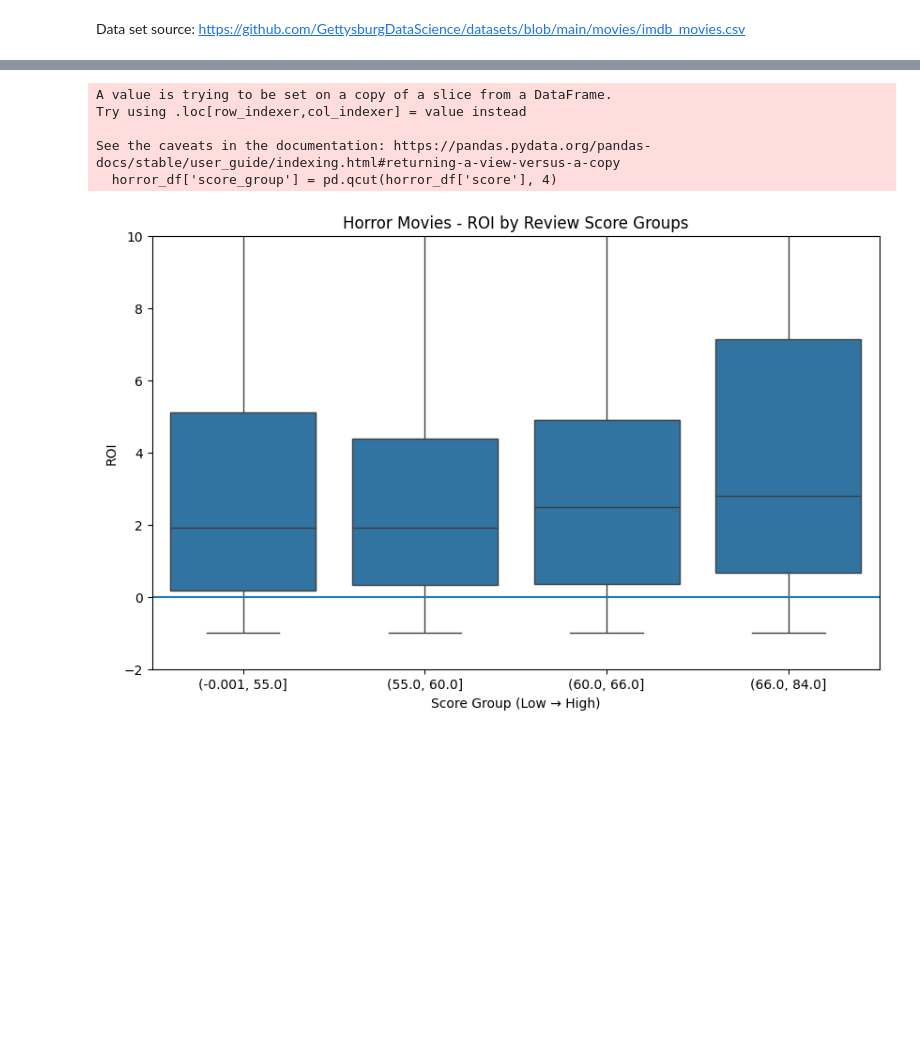
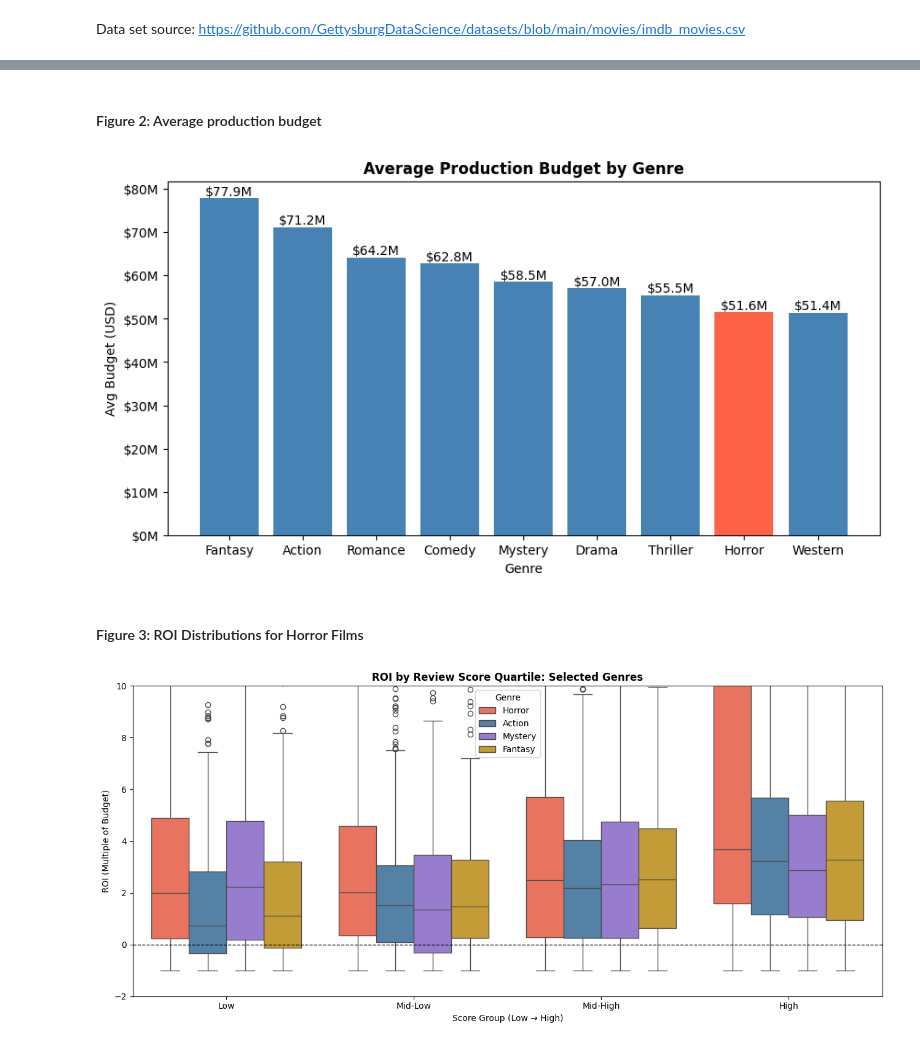
Before and after one commit to panhhng/ds256-final, a Jupyter notebook: main.ipynb, the cells around one changed output, grey strips where cells are left out. Cells and saved outputs as stored; diff of their text form; code cells hidden in the pictures; blank space fills up the shorter version.

```diff
--- a/main.ipynb
+++ b/main.ipynb
@@ -23 +15,5 @@ df = pd.read_csv('data/imdb_movies.csv')
+# %%
+# loading data
+url = "https://raw.githubusercontent.com/GettysburgDataScience/datasets/main/movies/imdb_movies.csv"
+df = pd.read_csv(url)
 # %%
@@ -62,21 +62,66 @@ This indicates that higher ratings do not lead to higher profitability within th
+# %% [markdown]
+#### Figure 2: Average production budget
+# %%
+avg_budgets = df[genres].multiply(df['budget_x'], axis=0).sum() / df[genres].sum()
+avg_budgets = avg_budgets.sort_values(ascending=False)
+
+colors = ['tomato' if g == 'Horror' else 'steelblue' for g in avg_budgets.index]
+
+from matplotlib.ticker import FuncFormatter
+def millions(x, pos):
+    return f'${x*1e-6:.0f}M'
+
+plt.figure(figsize=(10, 5))
+bars = plt.bar(avg_budgets.index, avg_budgets.values, color=colors)
+
+plt.title('Average Production Budget by Genre', fontweight='bold')
+plt.xlabel('Genre')
+plt.ylabel('Avg Budget (USD)')
+plt.gca().yaxis.set_major_formatter(FuncFormatter(millions))
+
+for bar in bars:
+    y = bar.get_height()
+    plt.text(bar.get_x() + bar.get_width() / 2, y,
+             f'${y*1e-6:.1f}M',
+             ha='center', va='bottom')
+
+plt.show()
+# %% [output]
+[figure, added]
+# %% [markdown]
+#### Figure 3: ROI Distributions for Horror Films
 # %%
-horror_df = df[df['Horror']]
-horror_df['score_group'] = pd.qcut(horror_df['score'], 4)
+selected_genres = ['Horror', 'Action', 'Mystery', 'Fantasy']
 
-plt.figure(figsize=(10, 6))
-sns.boxplot(x='score_group', y='ROI', data=horror_df)
+dfs = []
+for genre in selected_genres:
+    temp = df[df[genre]].copy()
+    temp['Genre'] = genre
+    dfs.append(temp)
 
-plt.axhline(0)
-plt.title('Horror Movies - ROI by Review Score Groups')
+combined = pd.concat(dfs)
+
+combined['score_group'] = pd.qcut(
+    combined['score'], 4,
+    labels=['Low', 'Mid-Low', 'Mid-High', 'High']
+)
+
+plt.figure(figsize=(13, 6))
+sns.boxplot(
+    x='score_group', y='ROI',
+    hue='Genre',
+    data=combined,
+    palette={'Horror': 'tomato', 'Action': 'steelblue',
+             'Mystery': 'mediumpurple', 'Fantasy': 'goldenrod'}
+)
+
+plt.axhline(0, color='black', linestyle='--', linewidth=1)
+plt.ylim(-2, 10)
+plt.title('ROI by Review Score Quartile: Selected Genres', fontweight='bold')
 plt.xlabel('Score Group (Low → High)')
-plt.ylabel('ROI')
-plt.ylim(-2, 10)
-
+plt.ylabel('ROI (Multiple of Budget)')
+plt.legend(title='Genre')
+plt.tight_layout()
 plt.show()
 # %% [output]
-A value is trying to be set on a copy of a slice from a DataFrame.
-Try using .loc[row_indexer,col_indexer] = value instead
-
-See the caveats in the documentation: https://pandas.pydata.org/pandas-docs/stable/user_guide/indexing.html#returning-a-view-versus-a-copy
-  horror_df['score_group'] = pd.qcut(horror_df['score'], 4)
-[figure, old version]
+[figure, new version]
```
Also changed, not shown: parts of 14 cells of this notebook, 1 other file.
